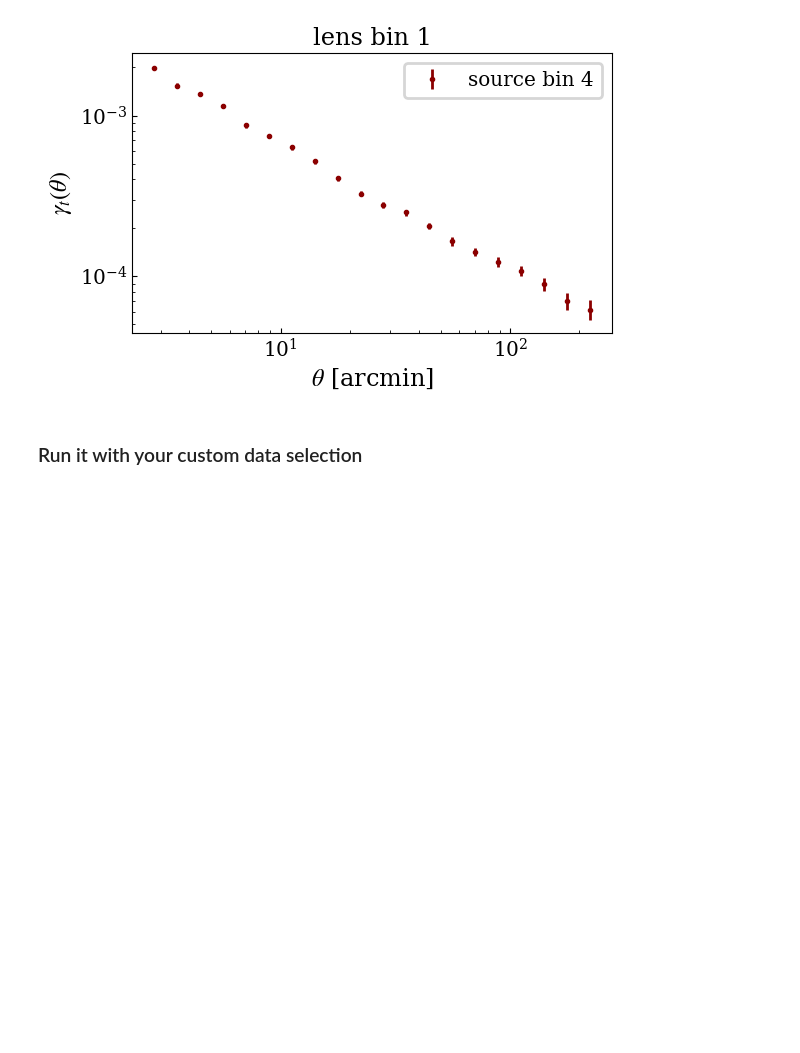
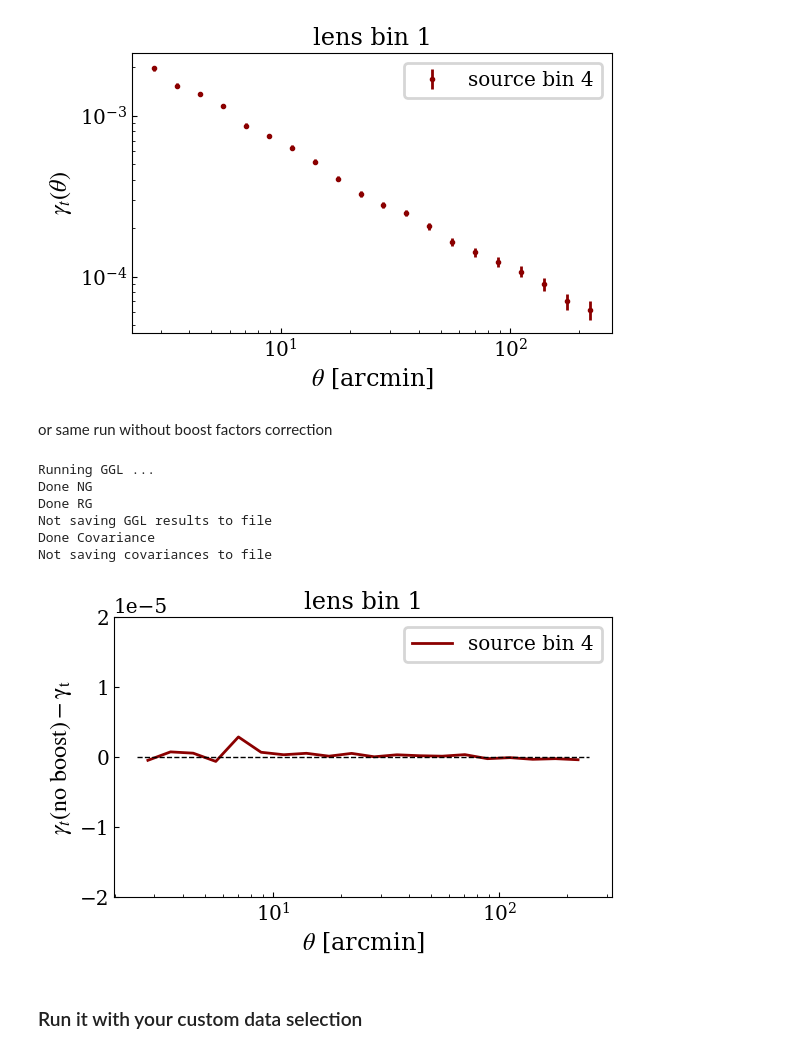
Before and after one commit to des-science/y6kp-ggl-measurements, a Jupyter notebook: examples_run.ipynb, the cells around one changed output. Saved outputs shown, nothing was run; the diff lists cells and outputs as text; code cells hidden in the pictures; blank space fills up the shorter version.

```diff
--- a/examples_run.ipynb
+++ b/examples_run.ipynb
@@ -121,6 +121,50 @@ plot_gammat(theta, gammat_tot, err_gammat, l_zbin, s_zbin)
 plt.show()
 # %% [output]
 [figure]
+# %% [markdown]
+or same run without boost factors correction
+# %%
+use_boost = False
+
+(theta, gammat, gammax, gammat_shot_noise, xi_npairs, xi_weight,
+gammat_tot_nobf, gammax, boost_nobf,
+gammat_rand, gammax_rand, xi_npairs_rand, xi_weight_rand,
+cov_gammat_nobf, cov_gammax, cov_boost, cov_gammat_rand) = ggl.get_ggl(ra_l, dec_l, w_l, ra_s, dec_s, w_s,
+                                                                  e1, e2, R, ra_r, dec_r, 'deg',
+                                                                  theta_lims, ang_nbins, sep_units, bin_slop, low_mem,
+                                                                  use_randoms, use_boost, compute_cov, npatch,
+                                                                  ggl_file_out='', cov_file_out='')
+err_gammat_nobf = np.sqrt(np.diag(cov_gammat))
+# %% [output]
+Running GGL ...
+Done NG
+Done RG
+Not saving GGL results to file
+Done Covariance
+Not saving covariances to file
+# %%
+fig = plt.figure(figsize=(6, 4))
+
+plt.plot(theta, gammat_tot_nobf-gammat_tot,
+         ls='-', marker='', color=colors[s_zbin], label=f'source bin {s_zbin+1}')
+#gammat_tot_nobf_ = (gammat_tot + gammat_rand)/boost - gammat_rand
+#plt.plot(theta, gammat_tot_nobf_-gammat_tot, alpha=0.5,
+#         ls='-', marker='', color=colors[s_zbin], label=f'source bin {s_zbin+1}')
+
+plt.hlines(0, 2.5, 250, ls='--', lw=1)
+
+plt.ylim(-2e-5, 2e-5)
+plt.title(f'lens bin {l_zbin+1}')
+plt.xscale('log')
+plt.xlabel(r'$\theta$ [arcmin]')
+plt.ylabel(r'$\gamma_t \rm{(no~boost)} - \gamma_t$')
+plt.legend()
+
+plt.tight_layout()
+fig.patch.set_alpha(1.0)
+plt.show()
+# %% [output]
+[figure, added]
 # %% [markdown]
 ### Run it with your custom data selection
 # %% [markdown]
```
Also changed, not shown: parts of 1 cell of this notebook.
